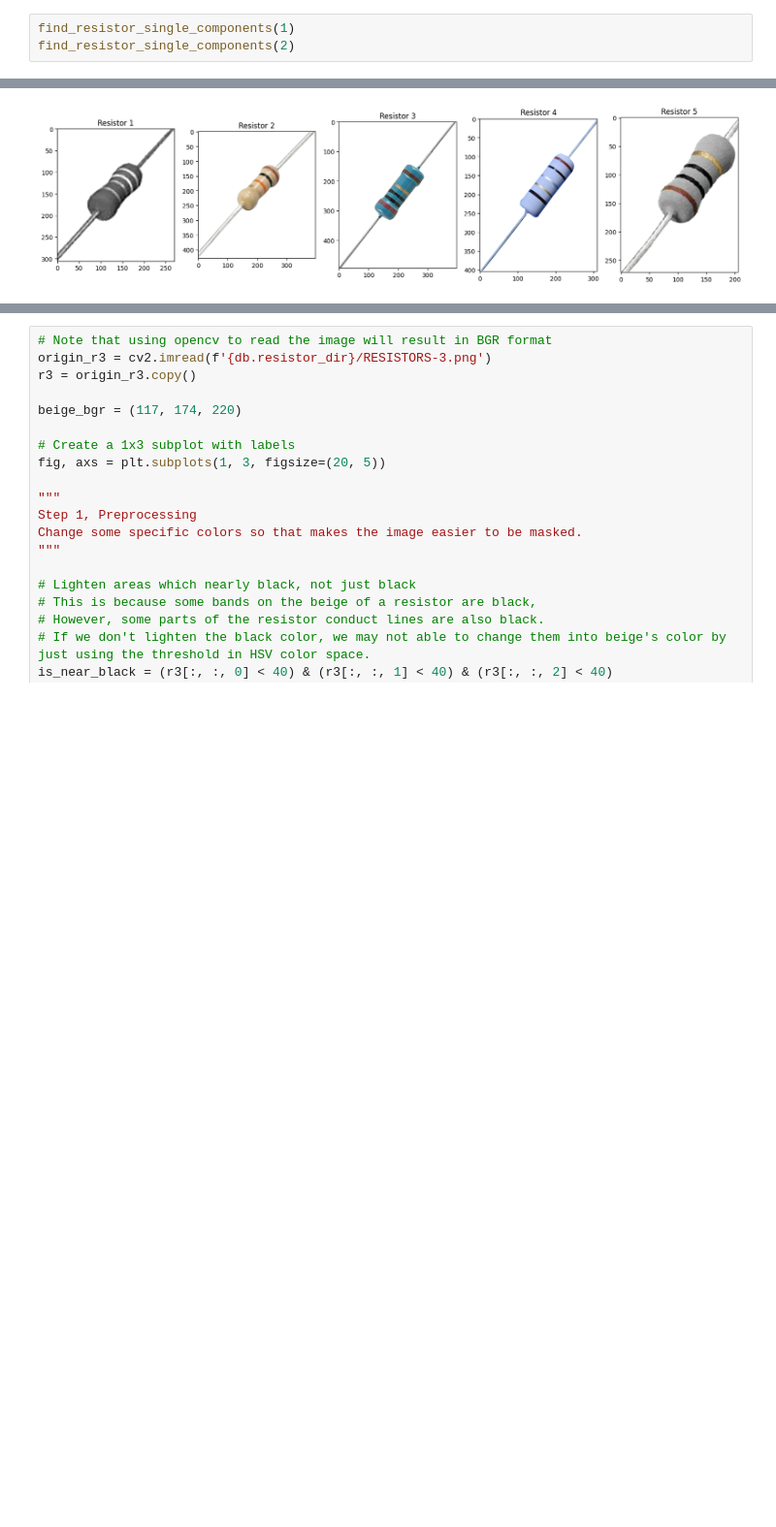
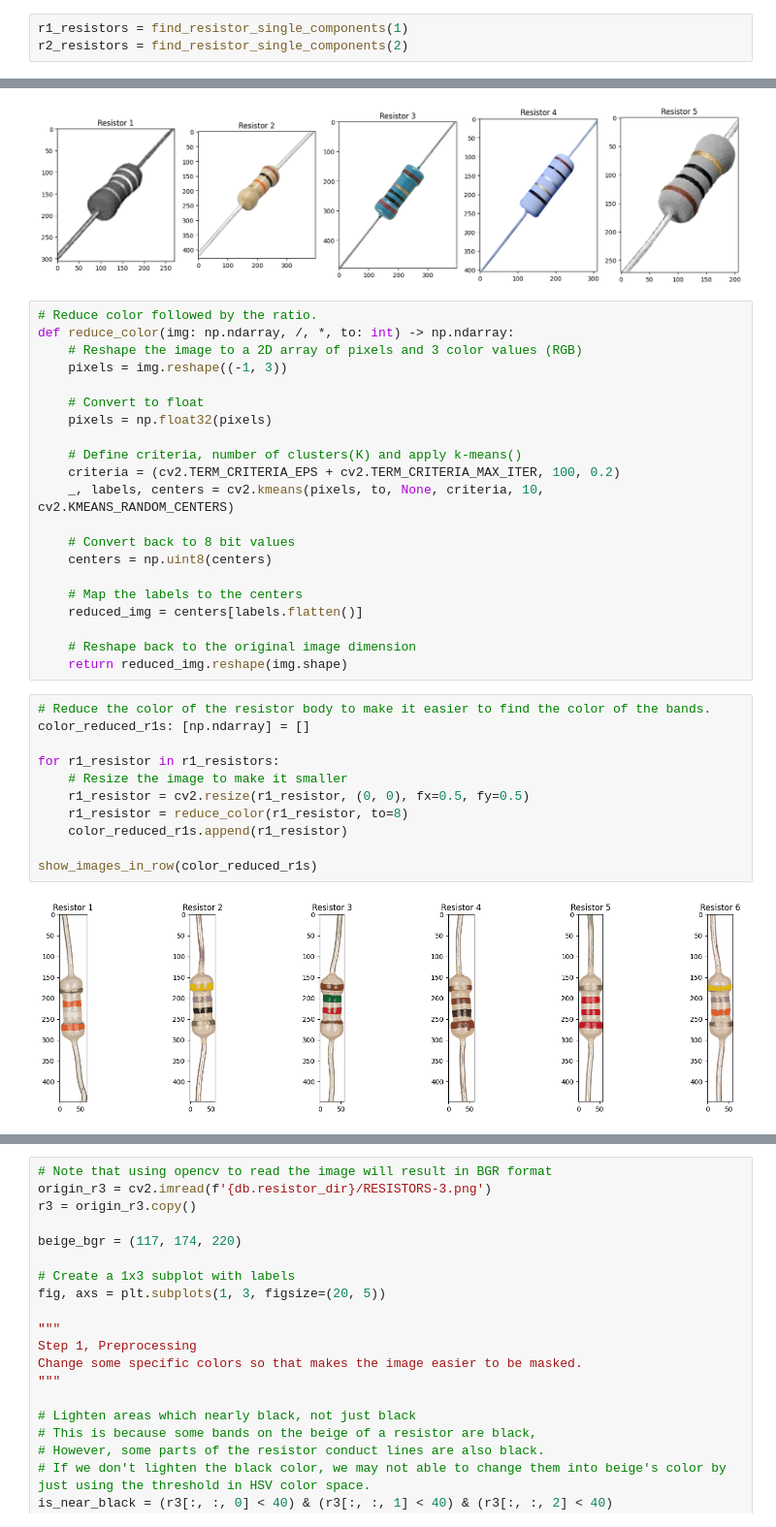
Before and after one commit to Xanonymous-GitHub/cs933-lab, a Jupyter notebook: practical_assignment/part-1.ipynb, the cells around one changed output, grey strips where cells are left out. Shown at 97% size. Cells and saved outputs as stored; diff of their text form; blank space fills up the shorter version.

Commit message:
feat: 🎸 show reduced color resistors

```diff
--- a/practical_assignment/part-1.ipynb
+++ b/practical_assignment/part-1.ipynb
@@ -63,6 +62,40 @@ def find_resistor_single_components(resistor_num: int) -> None:
 # %%
-find_resistor_single_components(1)
-find_resistor_single_components(2)
+r1_resistors = find_resistor_single_components(1)
+r2_resistors = find_resistor_single_components(2)
 # %% [output]
 [figure]
 [figure]
+# %%
+# Reduce color followed by the ratio.
+def reduce_color(img: np.ndarray, /, *, to: int) -> np.ndarray:
+    # Reshape the image to a 2D array of pixels and 3 color values (RGB)
+    pixels = img.reshape((-1, 3))
+
+    # Convert to float
+    pixels = np.float32(pixels)
+
+    # Define criteria, number of clusters(K) and apply k-means()
+    criteria = (cv2.TERM_CRITERIA_EPS + cv2.TERM_CRITERIA_MAX_ITER, 100, 0.2)
+    _, labels, centers = cv2.kmeans(pixels, to, None, criteria, 10, cv2.KMEANS_RANDOM_CENTERS)
+
+    # Convert back to 8 bit values
+    centers = np.uint8(centers)
+
+    # Map the labels to the centers
+    reduced_img = centers[labels.flatten()]
+
+    # Reshape back to the original image dimension
+    return reduced_img.reshape(img.shape)
+# %%
+# Reduce the color of the resistor body to make it easier to find the color of the bands.
+color_reduced_r1s: [np.ndarray] = []
+
+for r1_resistor in r1_resistors:
+    # Resize the image to make it smaller
+    r1_resistor = cv2.resize(r1_resistor, (0, 0), fx=0.5, fy=0.5)
+    r1_resistor = reduce_color(r1_resistor, to=8)
+    color_reduced_r1s.append(r1_resistor)
+
+show_images_in_row(color_reduced_r1s)
+# %% [output]
+[figure, added]
```
Also changed, not shown: parts of 5 cells of this notebook, 2 other files.
